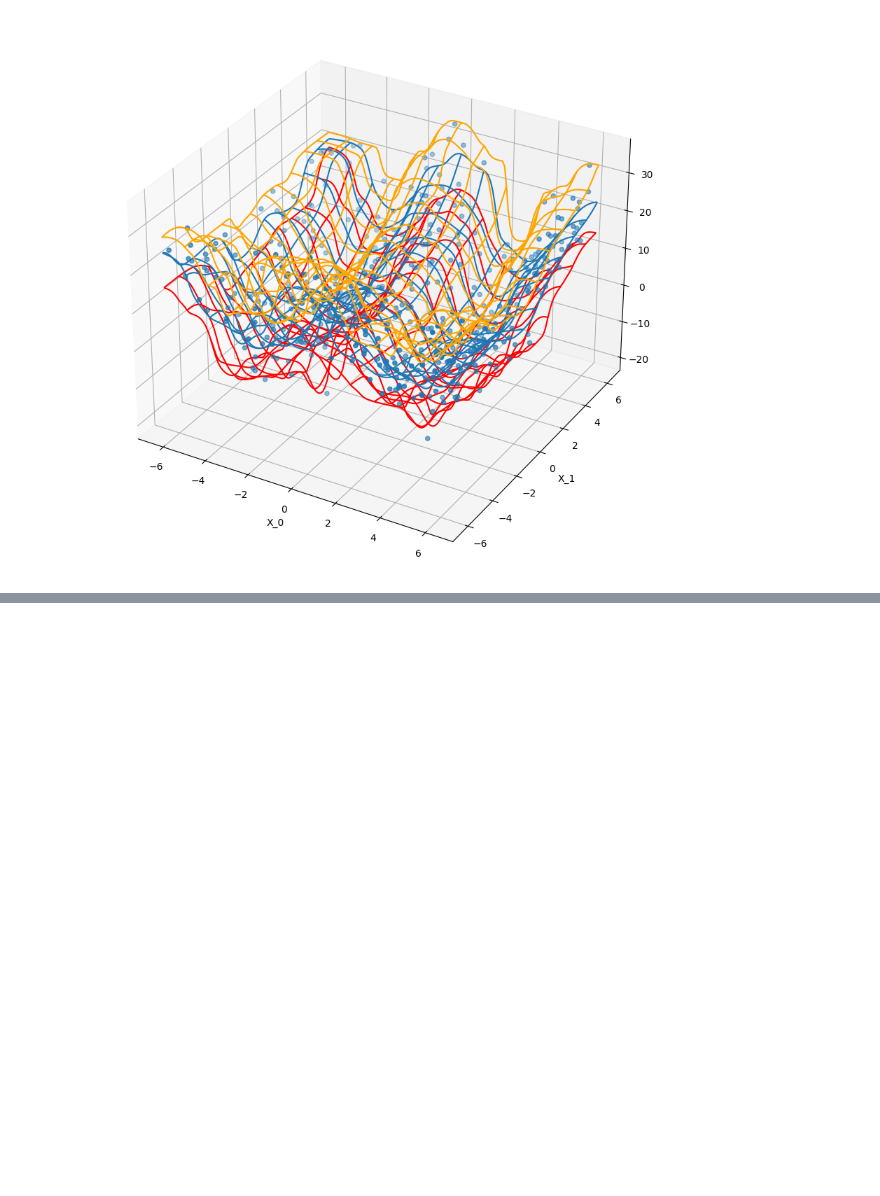
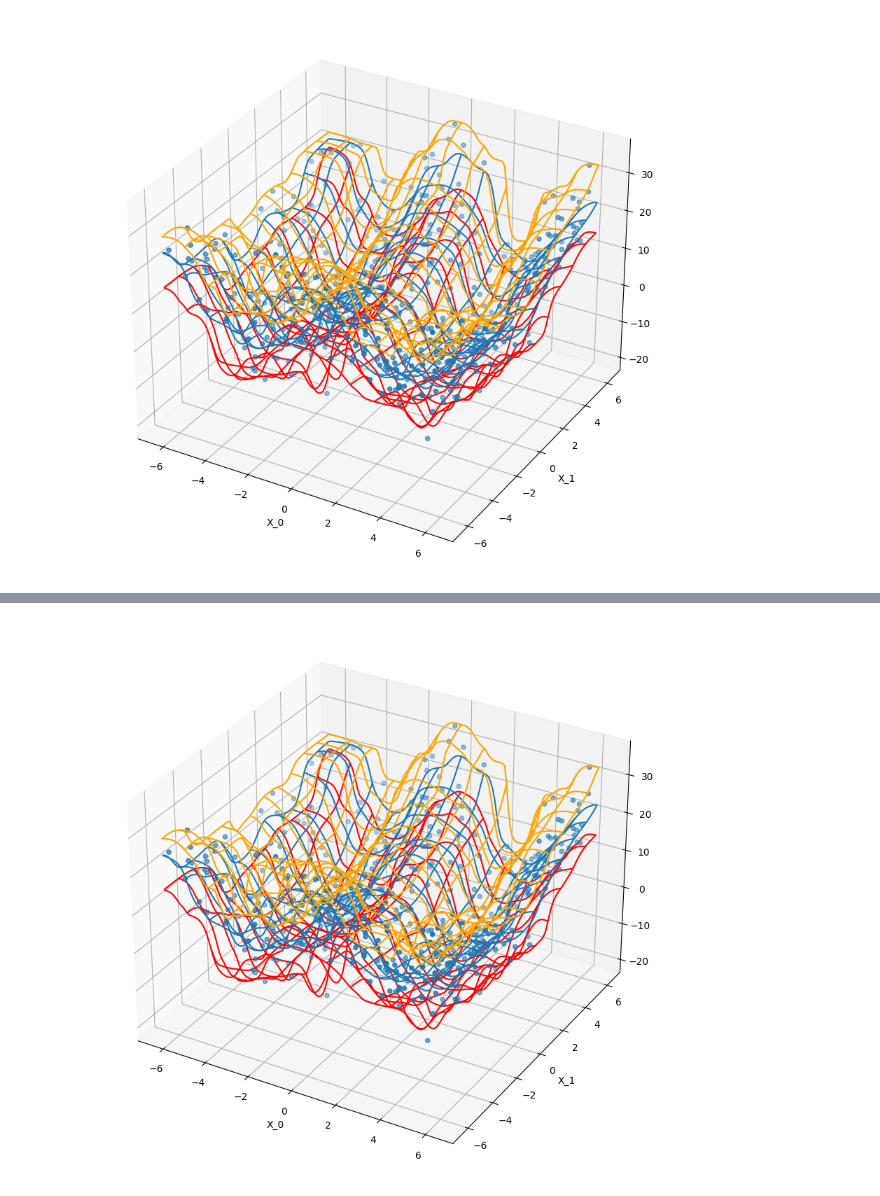
Before and after one commit to reichlab/jacques, a Jupyter notebook: demo.ipynb, the cells around one changed output, grey strips where cells are left out. Drawn from its saved outputs; the diff is of its cells as text; code cells hidden in the pictures; blank space fills up the shorter version.

```diff
--- a/demo.ipynb
+++ b/demo.ipynb
@@ -130,3 +130,16 @@ ax.set_zlabel('Y')
 plt.show()
 # %% [output]
 [figure]
+# %%
+kcqe_obj = kcqe.KCQE(x_kernel='gaussian_full', p=2)
+generator = kcqe_obj.generator(x, y, batch_size = 10, block_size = block_size)
+# %%
+# plug in generator instead of raw data to get away from calculating 7-day avg
+# initialize parameters at some bad values; otherwise, convergence is instantaneous
+param_vec = kcqe_obj.fit(xval_batch_gen = generator,
+    num_blocks = num_blocks,
+    tau=tf.constant(np.array([0.1, 0.5, 0.9])),
+    optim_method="adam",
+    num_epochs=10,
+    learning_rate=0.1,
+    verbose = True)
@@ -132,0 +164,30 @@ plt.show()
+# %%
+q_hat = kcqe_obj.predict(param_vec,
+                         x_train=x,
+                         y_train=y,
+                         x_test=x_test,
+                         tau=tf.constant(np.array([0.1, 0.5, 0.9])))
+# %%
+fig = plt.figure(figsize=(8,8))
+# ax = fig.add_subplot(111, projection='3d')
+ax = Axes3D(fig)
+
+ax.scatter(x0, x1, y)
+
+x0_grid = x_test[..., 0].numpy().reshape((grid_size, grid_size))
+x1_grid = x_test[..., 1].numpy().reshape((grid_size, grid_size))
+q_grid_q10 = q_hat[..., 0].numpy().reshape((grid_size, grid_size))
+q_grid_median = q_hat[..., 1].numpy().reshape((grid_size, grid_size))
+q_grid_q90 = q_hat[..., 2].numpy().reshape((grid_size, grid_size))
+
+ax.plot_wireframe(x0_grid, x1_grid, q_grid_q10, rstride=10, cstride=10, color="red")
+ax.plot_wireframe(x0_grid, x1_grid, q_grid_median, rstride=10, cstride=10)
+ax.plot_wireframe(x0_grid, x1_grid, q_grid_q90, rstride=10, cstride=10, color="orange")
+
+ax.set_xlabel('X_0')
+ax.set_ylabel('X_1')
+ax.set_zlabel('Y')
+
+plt.show()
+# %% [output]
+[figure, added]
```
Also changed, not shown: parts of 4 cells of this notebook, 2 other files.
